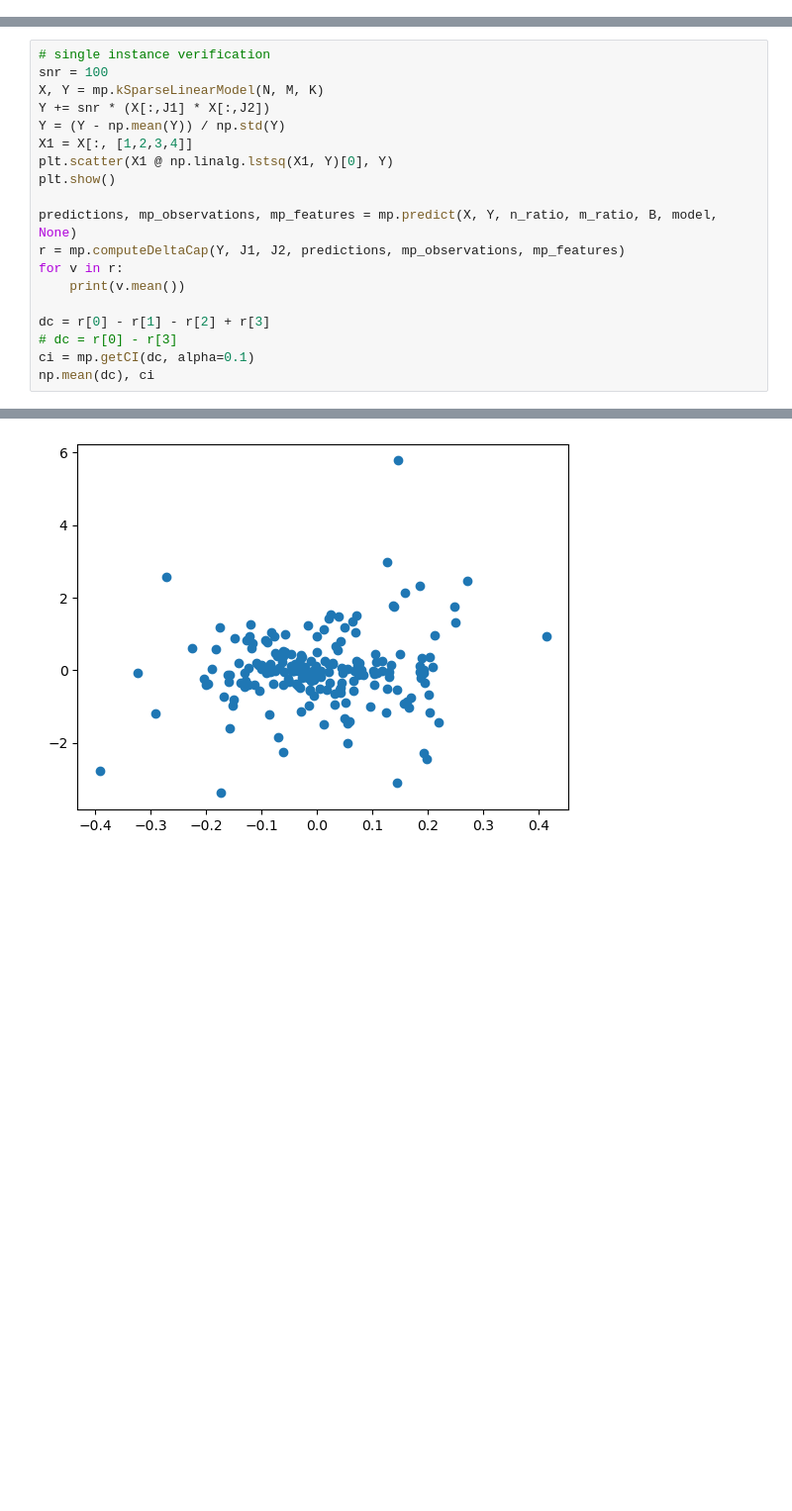
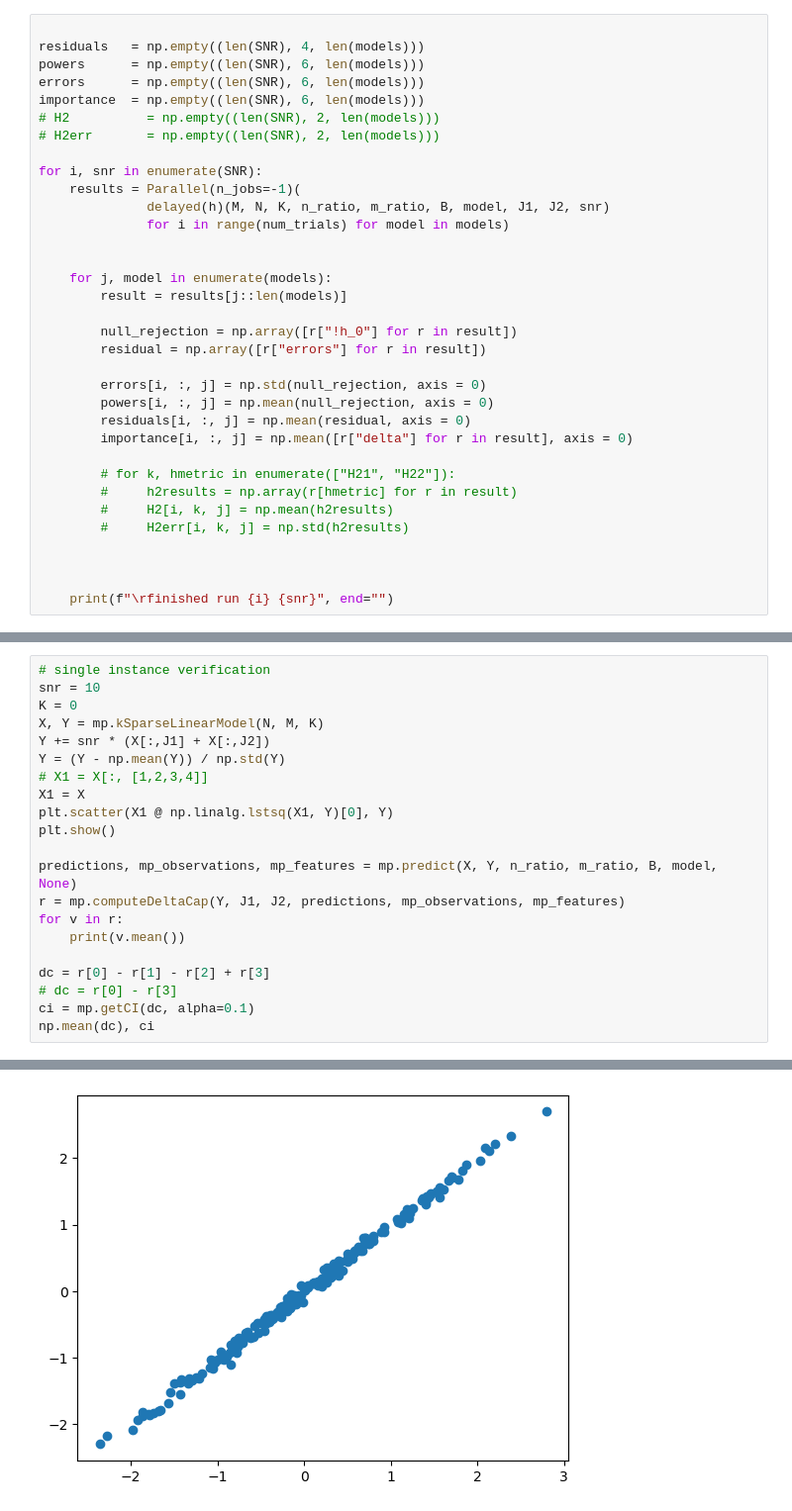
Before and after one commit to quannle/feature_interactions, a Jupyter notebook: test.ipynb, the cells around one changed output, grey strips where cells are left out. Shown: that part at 99% size. Saved outputs shown, nothing was run; the diff lists cells and outputs as text; blank space fills up the shorter version.

```diff
--- a/test.ipynb
+++ b/test.ipynb
@@ -54,0 +97,34 @@ plt.show()
+# %%
+
+residuals   = np.empty((len(SNR), 4, len(models)))
+powers      = np.empty((len(SNR), 6, len(models)))
+errors      = np.empty((len(SNR), 6, len(models)))
+importance  = np.empty((len(SNR), 6, len(models)))
+# H2          = np.empty((len(SNR), 2, len(models)))
+# H2err       = np.empty((len(SNR), 2, len(models)))
+
+for i, snr in enumerate(SNR):
+    results = Parallel(n_jobs=-1)(
+              delayed(h)(M, N, K, n_ratio, m_ratio, B, model, J1, J2, snr)
+              for i in range(num_trials) for model in models)
+
+
+    for j, model in enumerate(models):
+        result = results[j::len(models)]
+
+        null_rejection = np.array([r["!h_0"] for r in result])
+        residual = np.array([r["errors"] for r in result])
+
+        errors[i, :, j] = np.std(null_rejection, axis = 0)
+        powers[i, :, j] = np.mean(null_rejection, axis = 0)
+        residuals[i, :, j] = np.mean(residual, axis = 0)
+        importance[i, :, j] = np.mean([r["delta"] for r in result], axis = 0)
+
+        # for k, hmetric in enumerate(["H21", "H22"]):
+        #     h2results = np.array(r[hmetric] for r in result)
+        #     H2[i, k, j] = np.mean(h2results)
+        #     H2err[i, k, j] = np.std(h2results)
+
+
+
+    print(f"\rfinished run {i} {snr}", end="")
@@ -55,23 +269,25 @@ plt.show()
 # %%
 # single instance verification
-snr = 100
+snr = 10
+K = 0
 X, Y = mp.kSparseLinearModel(N, M, K)
-Y += snr * (X[:,J1] * X[:,J2])
+Y += snr * (X[:,J1] + X[:,J2])
 Y = (Y - np.mean(Y)) / np.std(Y)
-X1 = X[:, [1,2,3,4]]
+# X1 = X[:, [1,2,3,4]]
+X1 = X
 plt.scatter(X1 @ np.linalg.lstsq(X1, Y)[0], Y)
 plt.show()
 
 predictions, mp_observations, mp_features = mp.predict(X, Y, n_ratio, m_ratio, B, model, None)
 r = mp.computeDeltaCap(Y, J1, J2, predictions, mp_observations, mp_features)
 for v in r:
     print(v.mean())
 
 dc = r[0] - r[1] - r[2] + r[3]
 # dc = r[0] - r[3]
 ci = mp.getCI(dc, alpha=0.1)
 np.mean(dc), ci
 # %% [output]
 To use the future default and silence this warning we advise to pass `rcond=None`, to keep using the old, explicitly pass `rcond=-1`.
   plt.scatter(X1 @ np.linalg.lstsq(X1, Y)[0], Y)
-[figure, old version]
+[figure, new version]
```
Also changed, not shown: parts of 15 cells of this notebook, 1 other file.
